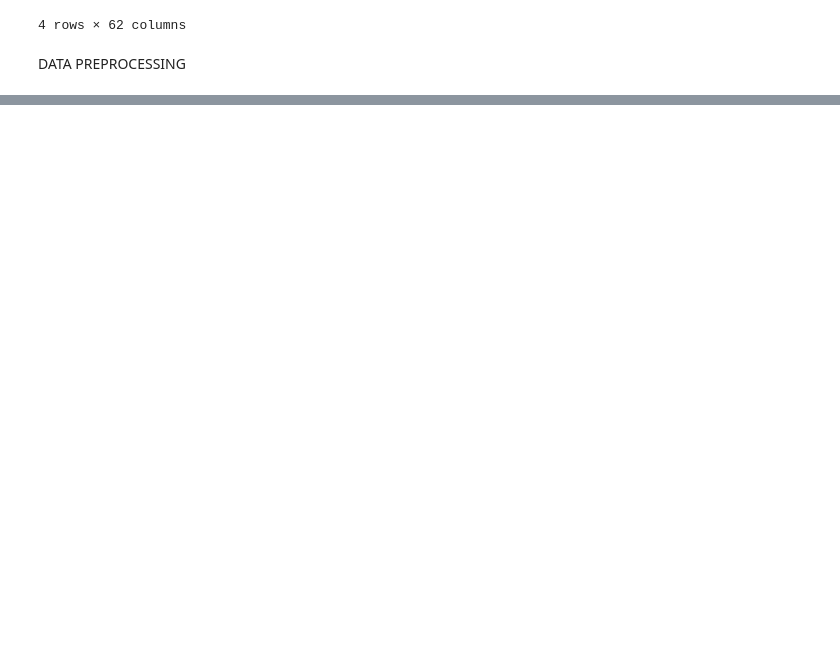
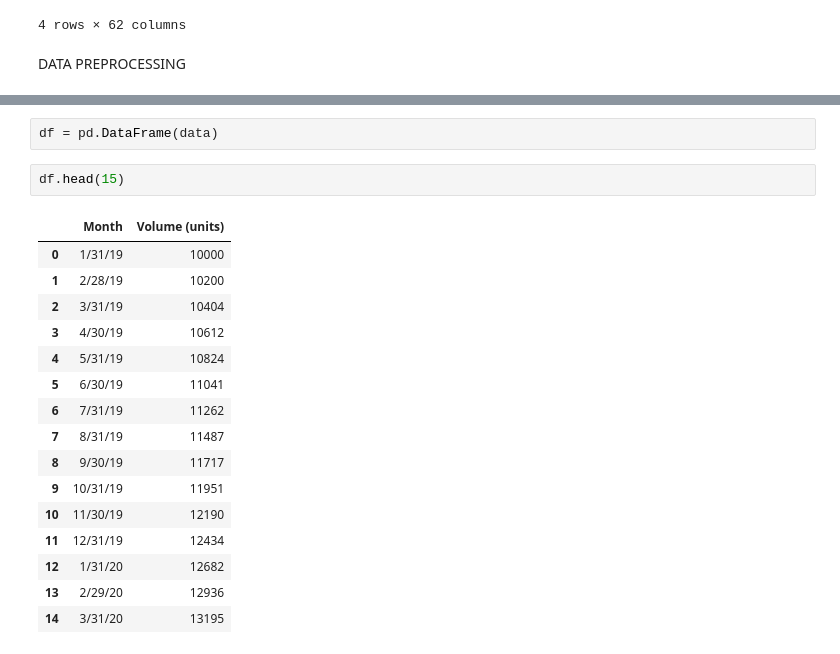
Before and after one commit to kinsDev/Credable_Hackathon, a Jupyter notebook: Credable_futures001.ipynb, the cells around one changed output, grey strips where cells are left out. Cells and saved outputs as stored; diff of their text form; blank space fills up the shorter version.

```diff
--- a/Credable_futures001.ipynb
+++ b/Credable_futures001.ipynb
@@ -101,0 +67,21 @@ ModuleNotFoundError: No module named 'pulp'
+# %%
+df = pd.DataFrame(data)
+# %%
+df.head(15)
+# %% [output]
+|  | Month | Volume (units) |
+| 0 | 1/31/19 | 10000 |
+| 1 | 2/28/19 | 10200 |
+| 2 | 3/31/19 | 10404 |
+| 3 | 4/30/19 | 10612 |
+| 4 | 5/31/19 | 10824 |
+| 5 | 6/30/19 | 11041 |
+| 6 | 7/31/19 | 11262 |
+| 7 | 8/31/19 | 11487 |
+| 8 | 9/30/19 | 11717 |
+| 9 | 10/31/19 | 11951 |
+| 10 | 11/30/19 | 12190 |
+| 11 | 12/31/19 | 12434 |
+| 12 | 1/31/20 | 12682 |
+| 13 | 2/29/20 | 12936 |
+| 14 | 3/31/20 | 13195 |
```
Also changed, not shown: parts of 14 cells of this notebook.
